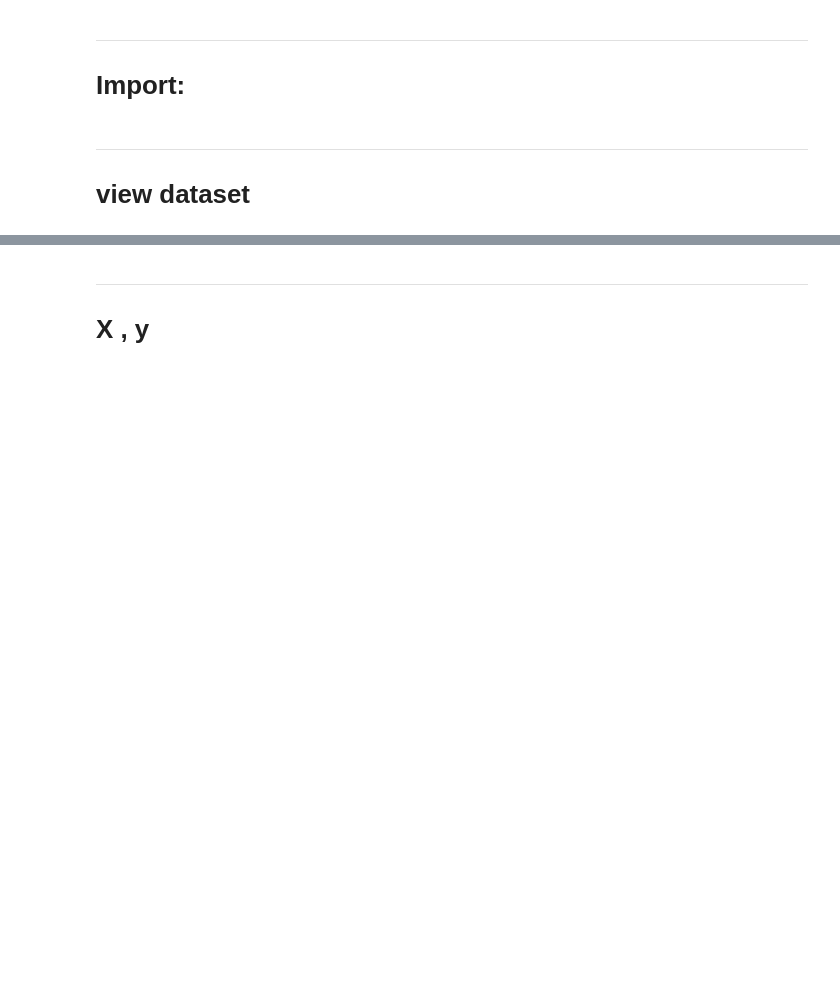
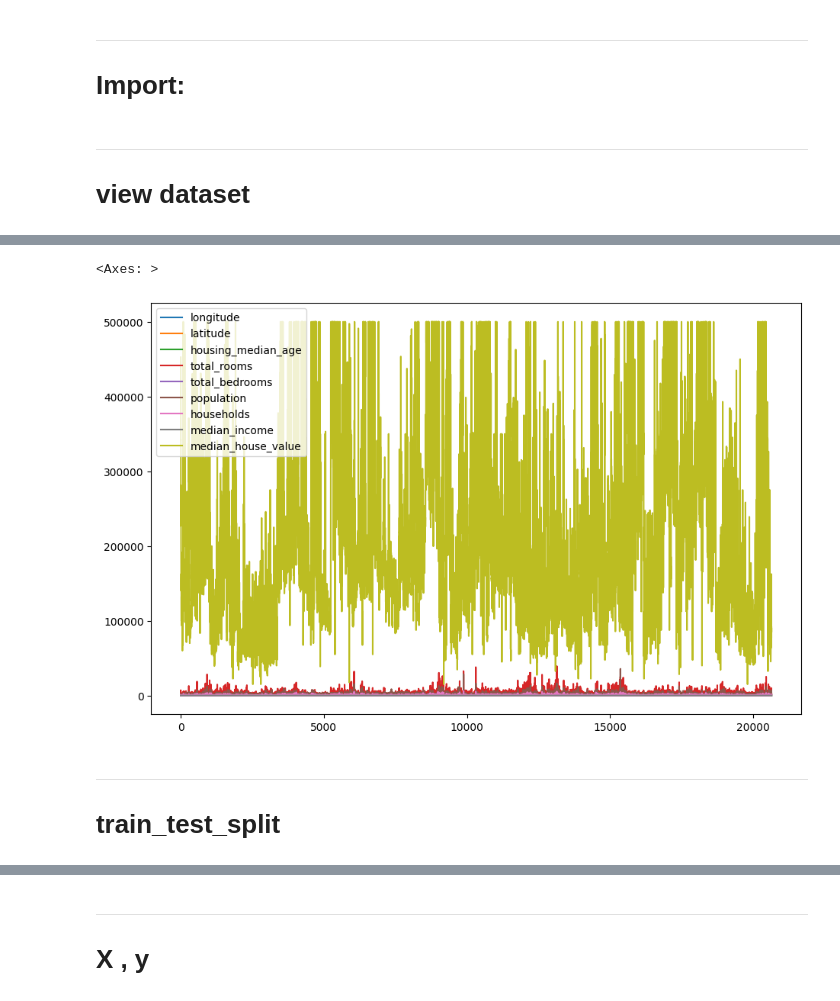
Before and after one commit to mahdianfe/Booklets_MachineLearning, a Jupyter notebook: Learn_machine1.ipynb, the cells around one changed output, grey strips where cells are left out. Cells and saved outputs as stored; diff of their text form; code cells hidden in the pictures; blank space fills up the shorter version.

```diff
--- a/Learn_machine1.ipynb
+++ b/Learn_machine1.ipynb
@@ -90,0 +119,8 @@ Name: count, dtype: int64
+# %%
+df.plot(figsize=(11,7))
+# %% [output]
+<Axes: >
+[figure, added]
+# %% [markdown]
+---
+# train_test_split
```
Also changed, not shown: parts of 13 cells of this notebook, 3 other files.
